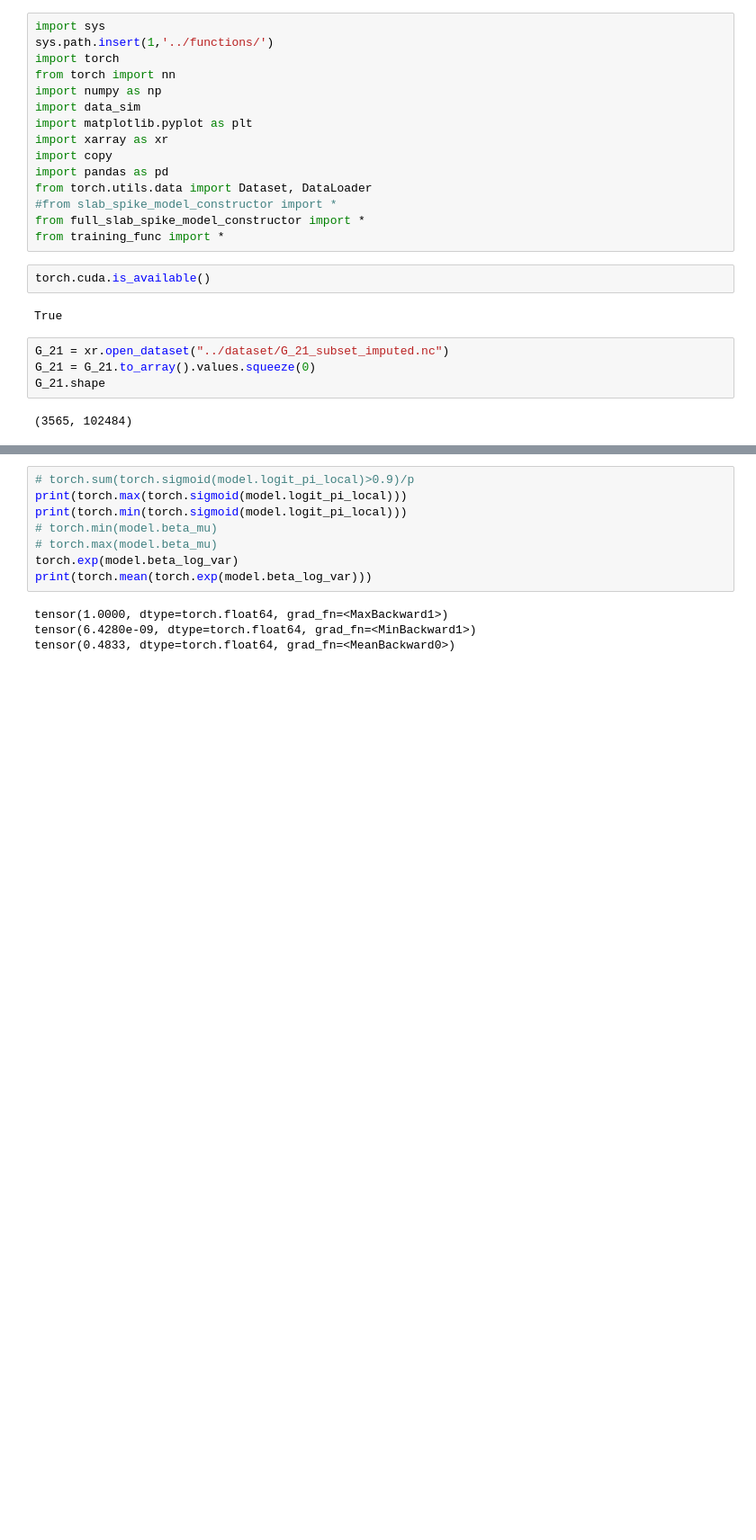
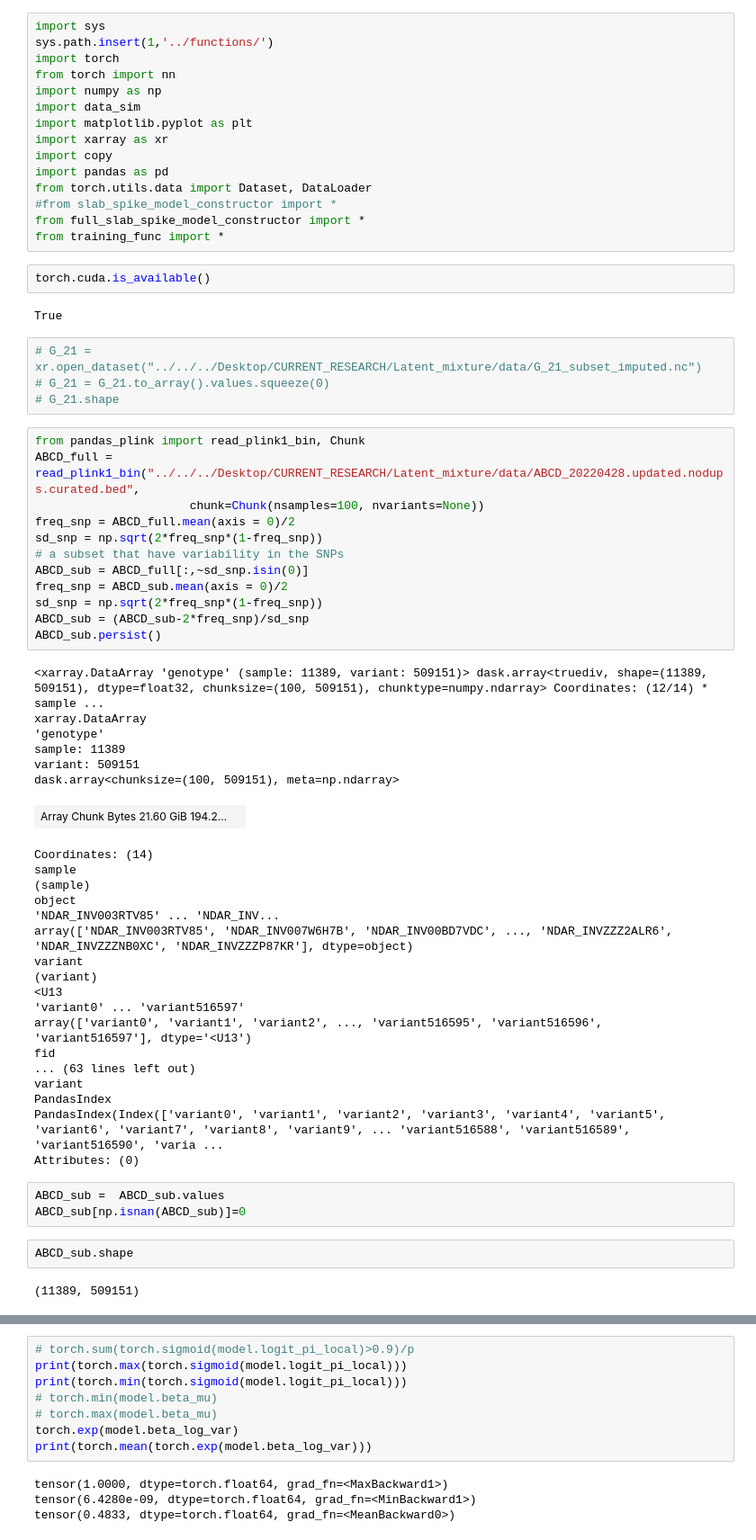
Before and after one commit to junting-ren/ZIV, a Jupyter notebook: notebooks/pytorch_fast_slab_spike.ipynb, the cells around one changed output, grey strips where cells are left out. Shown at 90% size. Saved outputs shown, nothing was run; the diff lists cells and outputs as text; blank space fills up the shorter version.

Commit message:
Update pytorch_fast_slab_spike.ipynb
Added support for the latest ABCD whole genome data. Need at least 128GB memory for the system to handle the data 10,000 subjects, 500,000 SNPs.

```diff
--- a/notebooks/pytorch_fast_slab_spike.ipynb
+++ b/notebooks/pytorch_fast_slab_spike.ipynb
@@ -17,10 +17,52 @@ from training_func import *
 torch.cuda.is_available()
 # %% [output]
 True
+# %%
+# G_21 = xr.open_dataset("../../../Desktop/CURRENT_RESEARCH/Latent_mixture/data/G_21_subset_imputed.nc")
+# G_21 = G_21.to_array().values.squeeze(0)
+# G_21.shape
 # %%
-G_21 = xr.open_dataset("../dataset/G_21_subset_imputed.nc")
-G_21 = G_21.to_array().values.squeeze(0)
-G_21.shape
+from pandas_plink import read_plink1_bin, Chunk
+ABCD_full = read_plink1_bin("../../../Desktop/CURRENT_RESEARCH/Latent_mixture/data/ABCD_20220428.updated.nodups.curated.bed",
+                      chunk=Chunk(nsamples=100, nvariants=None))
+freq_snp = ABCD_full.mean(axis = 0)/2
+sd_snp = np.sqrt(2*freq_snp*(1-freq_snp))
+# a subset that have variability in the SNPs
+ABCD_sub = ABCD_full[:,~sd_snp.isin(0)]
+freq_snp = ABCD_sub.mean(axis = 0)/2
+sd_snp = np.sqrt(2*freq_snp*(1-freq_snp))
+ABCD_sub = (ABCD_sub-2*freq_snp)/sd_snp
+ABCD_sub.persist()
 # %% [output]
-(3565, 102484)
+<xarray.DataArray 'genotype' (sample: 11389, variant: 509151)> dask.array<truediv, shape=(11389, 509151), dtype=float32, chunksize=(100, 509151), chunktype=numpy.ndarray> Coordinates: (12/14) * sample ...
+xarray.DataArray
+'genotype'
+sample: 11389
+variant: 509151
+dask.array<chunksize=(100, 509151), meta=np.ndarray>
+| Array Chunk Bytes 21.60 GiB 194.2... |  |
+Coordinates: (14)
+sample
+(sample)
+object
+'NDAR_INV003RTV85' ... 'NDAR_INV...
+array(['NDAR_INV003RTV85', 'NDAR_INV007W6H7B', 'NDAR_INV00BD7VDC', ..., 'NDAR_INVZZZ2ALR6', 'NDAR_INVZZZNB0XC', 'NDAR_INVZZZP87KR'], dtype=object)
+variant
+(variant)
+<U13
+'variant0' ... 'variant516597'
+array(['variant0', 'variant1', 'variant2', ..., 'variant516595', 'variant516596', 'variant516597'], dtype='<U13')
+fid
+... (63 lines left out)
+variant
+PandasIndex
+PandasIndex(Index(['variant0', 'variant1', 'variant2', 'variant3', 'variant4', 'variant5', 'variant6', 'variant7', 'variant8', 'variant9', ... 'variant516588', 'variant516589', 'variant516590', 'varia ...
+Attributes: (0)
+# %%
+ABCD_sub =  ABCD_sub.values
+ABCD_sub[np.isnan(ABCD_sub)]=0
+# %%
+ABCD_sub.shape
+# %% [output]
+(11389, 509151)
 # %%
```
Also changed, not shown: parts of 6 cells of this notebook.
